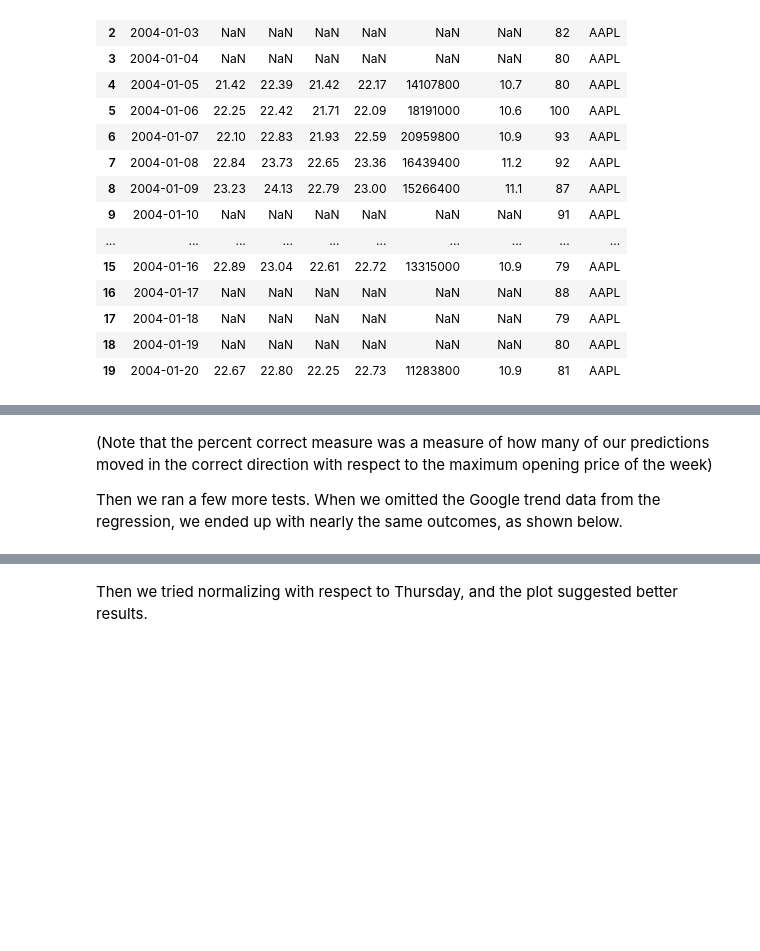
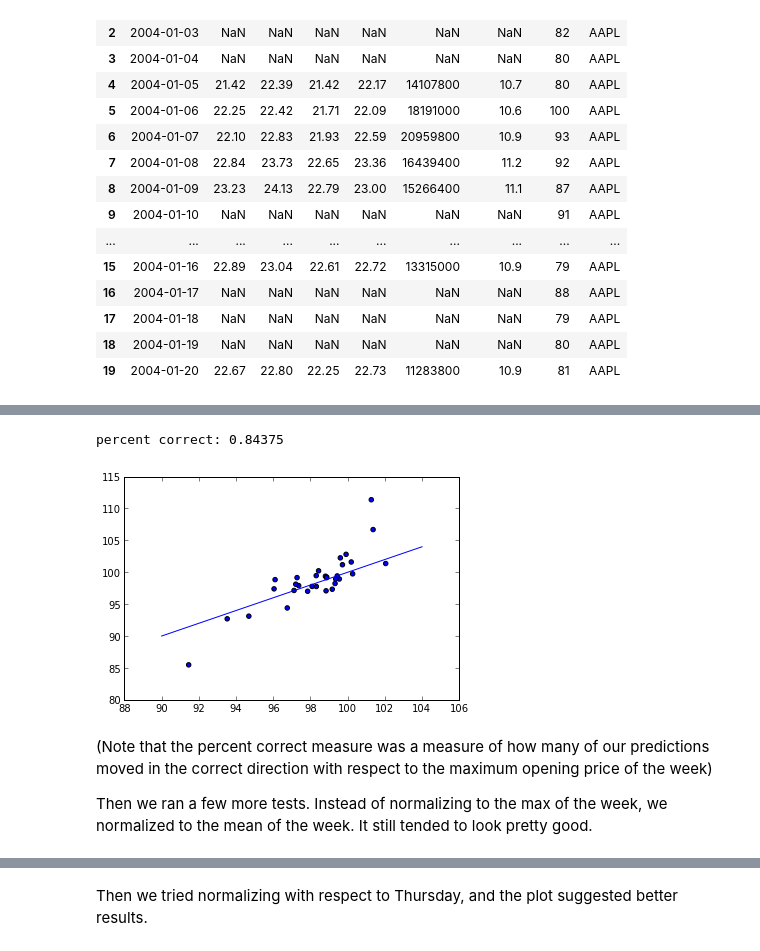
Before and after one commit to yuechen/SKY, a Jupyter notebook: ProcessJournal.ipynb, the cells around one changed output, grey strips where cells are left out. Saved outputs shown, nothing was run; the diff lists cells and outputs as text; code cells hidden in the pictures; blank space fills up the shorter version.

Commit message:
Completed First Part of Process Journal about the first model

```diff
--- a/ProcessJournal.ipynb
+++ b/ProcessJournal.ipynb
@@ -168,0 +643,24 @@ First, we used the maximum stock price from the week as the normalizing price. I
+# %%
+"""
+generate_predictors_outcomes(dataset)
+
+WARNING: assumes that the first element of each instance in the dataset is the
+outcome, and the next elements are the predictors.
+
+Arguments
+=========
+dataset (list of lists):
+    A dataset such as one returned by generate_regression_dataset(). Extracts the
+    first item of each instance as the outcome to be predicted, and the rest of the
+    items of each instance as predictors (attributes) for that outcome.
+
+Returns
+=======
+Returns a tuple of (list of lists * list), where the first is the list of predictors,
+and the second is the list of outcomes for those predictors.
+"""
+def generate_predictors_outcomes(dataset, normalizing_price_included=False):
+    outcomes = [r[0] for r in dataset]
+    predictors = [r[1:] for r in dataset]
+
+    return predictors, outcomes
@@ -169,4 +776,16 @@ First, we used the maximum stock price from the week as the normalizing price. I
+# %%
+apple_formatted_data = generate_regression_dataset(apple_complete_data, norm='max')
+predictors, outcomes = generate_predictors_outcomes(apple_formatted_data)
+
+# Split into train and test sets, train, and then visualize fit.
+Xtrain, Xtest, Ytrain, Ytest = train_test_split(predictors, outcomes, test_size=0.1)
+coefficients = get_coefficients(Xtrain, Ytrain)
+
+visualize_fit(coefficients, Xtest, Ytest)
+# %% [output]
+percent correct: 0.84375
+[figure, added]
 # %% [markdown]
 (Note that the percent correct measure was a measure of how many of our predictions moved in the correct direction with respect to the maximum opening price of the week)
 
-Then we ran a few more tests. When we omitted the Google trend data from the regression, we ended up with nearly the same outcomes, as shown below.
+Then we ran a few more tests. Instead of normalizing to the max of the week, we normalized to the mean of the week. It still tended to look pretty good.
```
Also changed, not shown: parts of 40 cells of this notebook, 5 other files.
